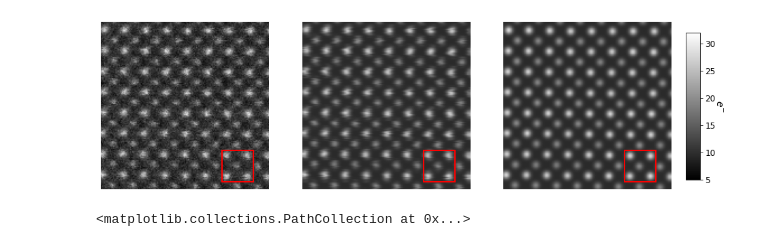
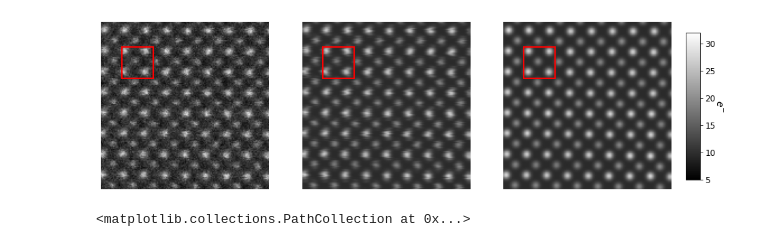
Before and after one commit to CY-Zhang/PyProcessingCodes, a Jupyter notebook: JDDC/DeformationVisulization.ipynb, the cells around one changed output. Cells and saved outputs as stored; diff of their text form; code cells hidden in the pictures.

```diff
--- a/JDDC/DeformationVisulization.ipynb
+++ b/JDDC/DeformationVisulization.ipynb
@@ -18,38 +18,38 @@ defY = loadFromQ2bz(path + "bump-0_003-y_1.q2bz")
 exp = loadFromQ2bz(path + "u0_000.q2bz")
 
 deformed_image = deformImage(image, defX, defY, order=1, mode='nearest')
 
 # Save and display the result
 fig = plt.figure(figsize=[15,5])
 
 ax = plt.subplot(133)
 plt.imshow(image, cmap=plt.cm.gray,clim=[5,32])
 # plt.colorbar()
-rect = patches.Rectangle((108,115),28,28,linewidth=2,edgecolor='r',facecolor='none')
+rect = patches.Rectangle((18,22),28,28,linewidth=2,edgecolor='r',facecolor='none')
 ax.add_patch(rect)
 plt.axis('off')
 
 ax = plt.subplot(132)
 plt.imshow(deformed_image, cmap=plt.cm.gray,clim=[5,32])
-rect = patches.Rectangle((108,115),28,28,linewidth=2,edgecolor='r',facecolor='none')
+rect = patches.Rectangle((18,22),28,28,linewidth=2,edgecolor='r',facecolor='none')
 ax.add_patch(rect)
 plt.axis('off')
 
 ax = plt.subplot(131)
 im = plt.imshow(exp, cmap=plt.cm.gray,clim=[5,32])
-rect = patches.Rectangle((108,115),28,28,linewidth=2,edgecolor='r',facecolor='none')
+rect = patches.Rectangle((18,22),28,28,linewidth=2,edgecolor='r',facecolor='none')
 ax.add_patch(rect)
 plt.axis('off')
 # plt.show()
 
 cax = fig.add_axes([0.92,0.2,0.02,0.6])
 cbar = plt.colorbar(im, cax=cax)
 cbar.ax.tick_params(labelsize=12)
 cbar.set_label('$e^{-}$',rotation=270,fontsize=14, labelpad = 12)
 
-# fig.savefig('D:/2020/JDDC/DeformationVisulization/Panel1.tif')
+fig.savefig('D:/2020/JDDC/DeformationVisulization/Panel1.tif')
 # %% [output]
-[figure, old version]
+[figure, new version]
 # %%
 coords = np.mgrid[0:image.shape[0], 0:image.shape[1]] + np.multiply([defY, defX], (np.max(image.shape)-1))
 plt.scatter(coords[1,115:143,108:136],coords[0,115:143,108:136])
```
Also changed, not shown: parts of 1 cell of this notebook, 1 other file.
